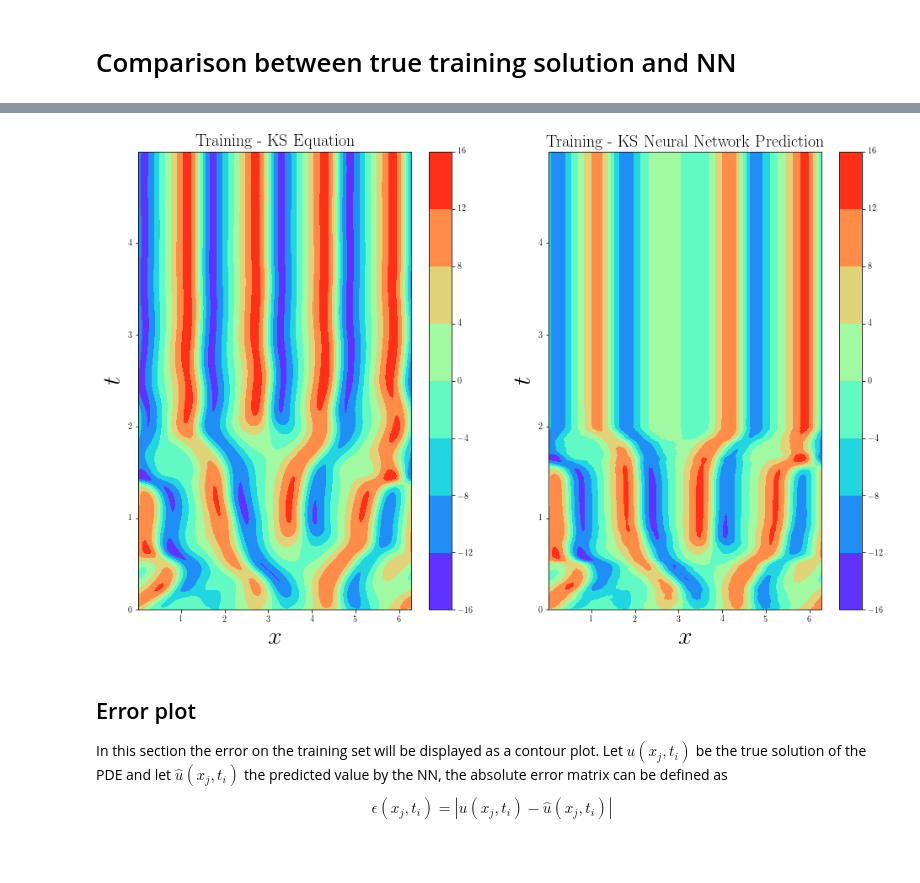
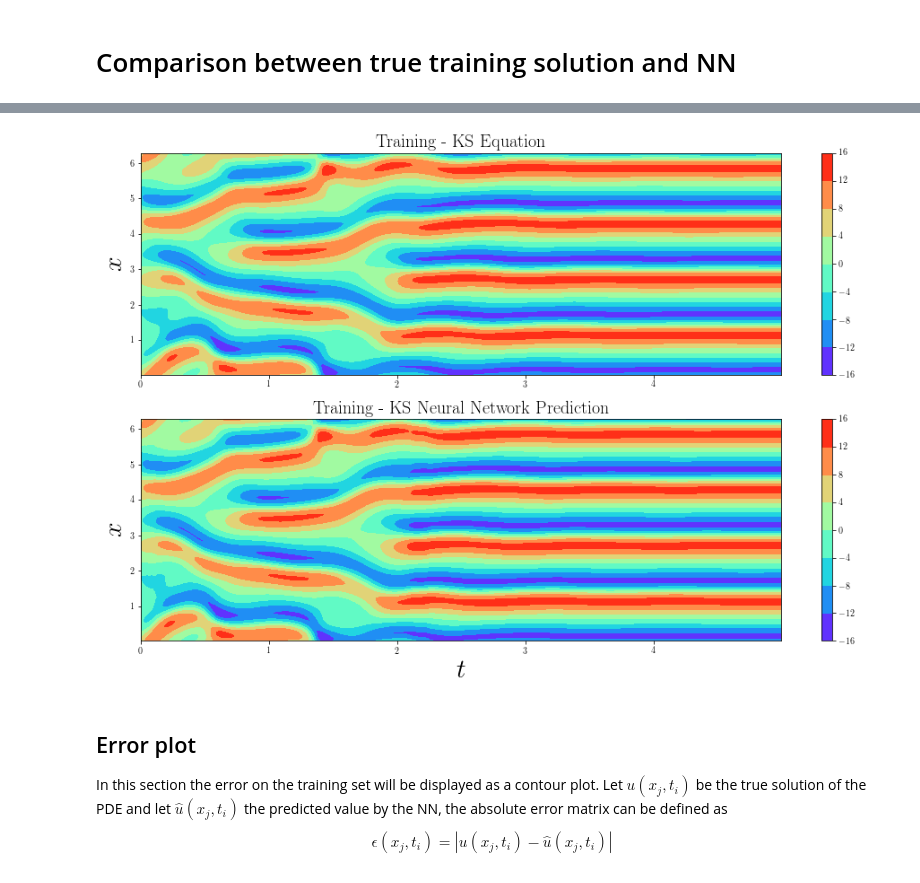
Before and after one commit to Steriva/MfM_Assignment, a Jupyter notebook: exe02b_NN_KS.ipynb, the cells around one changed output, grey strips where cells are left out. Saved outputs shown, nothing was run; the diff lists cells and outputs as text; code cells hidden in the pictures.

```diff
--- a/exe02b_NN_KS.ipynb
+++ b/exe02b_NN_KS.ipynb
@@ -93,7 +93,7 @@ def solveKS(nu, tmax, h, N):
 
   return x, tt, uu
 # %%
-N = 2**9
+N = 2**8
 nuTrain = 0.04
 dt = 5e-3
 Tfinal = 5
@@ -209,43 +211,43 @@ for jj in range(0, len(t)-1):
   progressBar.update(1)
 # %%
 fig3 = plt.figure()
-plt.subplot(1,2,1)
+plt.subplot(2,1,1)
 
 # Plotting the solution
 if contourBool == True:
   ax = plt.gca(projection='3d')
   surf = ax.plot_surface(X, T, u.T, rstride=1, cstride=1, cmap=cm.rainbow,
       linewidth=0, antialiased=False)
 
 else:
-  surf = plt.contourf(X, T, u.T, cmap=cm.rainbow)
+  surf = plt.contourf(T, X,u.T, cmap=cm.rainbow)
   plt.colorbar()
 
 plt.title('Training - KS Equation', fontsize = 20)
-plt.xlabel('$x$', fontsize = 30)
-plt.ylabel('$t$', fontsize = 30)
+# plt.xlabel('$t$', fontsize = 30)
+plt.ylabel('$x$', fontsize = 30)
 
-plt.subplot(1,2,2)
+plt.subplot(2,1,2)
 
 if contourBool == True:
   ax = plt.gca(projection='3d')
-  surf = ax.plot_surface(X, T, u_NN_training.T, rstride=1, cstride=1, cmap=cm.rainbow,
+  surf = ax.plot_surface(T, X, u_NN.T, rstride=1, cstride=1, cmap=cm.rainbow,
       linewidth=0, antialiased=False)
 else:
-  surf = plt.contourf(X, T, u_NN_training.T, cmap=cm.rainbow)
+  surf = plt.contourf(T, X, u_NN.T, cmap=cm.rainbow)
   plt.colorbar()
 
 
 plt.title('Training - KS Neural Network Prediction', fontsize = 20)
-plt.xlabel('$x$', fontsize = 30)
-plt.ylabel('$t$', fontsize = 30)
+plt.xlabel('$t$', fontsize = 30)
+plt.ylabel('$x$', fontsize = 30)
 
 fig3.savefig('KS_TrainingComparison.pdf', format='pdf', dpi=600, bbox_inches='tight')
 files.download('KS_TrainingComparison.pdf')
 # %% [output]
 [interactive output not drawn]
 [interactive output not drawn]
-[figure, old version]
+[figure, new version]
 # %% [markdown]
 ## Error plot
 In this section the error on the training set will be displayed as a contour plot. Let $u(x_j,t_i)$ be the true solution of the PDE and let $\hat{u}(x_j,t_i)$ the predicted value by the NN, the absolute error matrix can be defined as
```
Also changed, not shown: parts of 4 cells of this notebook.
